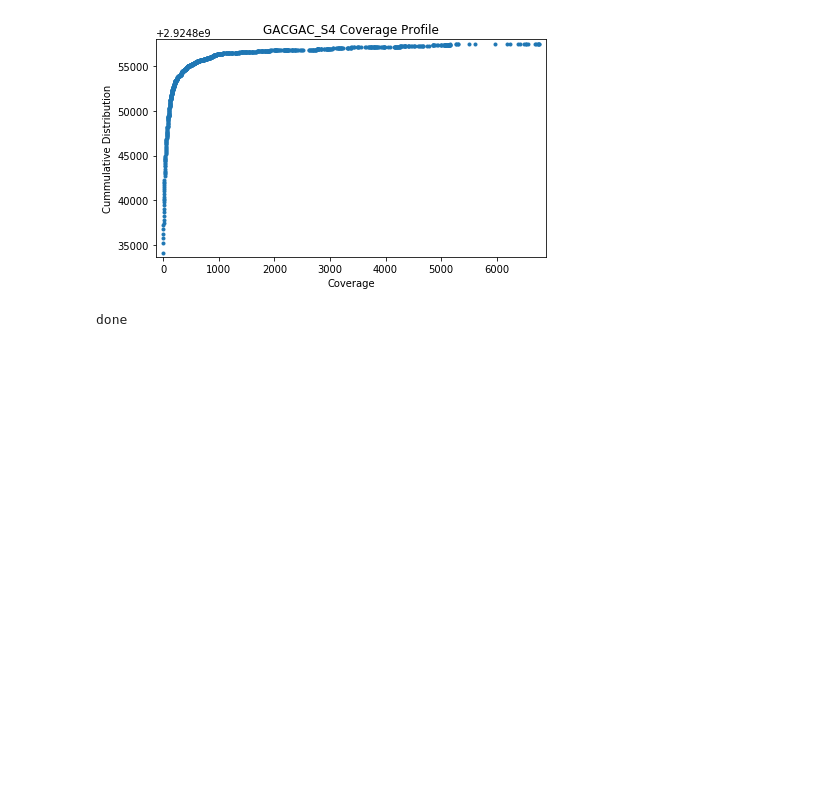
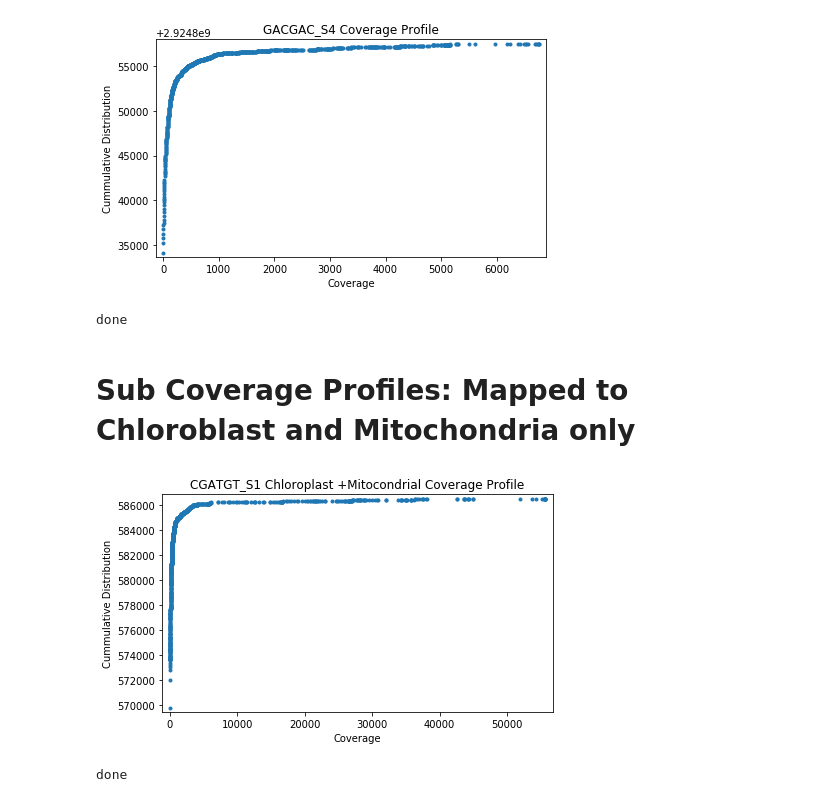
Before and after one commit to SherineAwad/DeconvolutionNotebooks, a Jupyter notebook: CoverageProfile.ipynb, the cells around one changed output. Drawn from its saved outputs; the diff is of its cells as text; code cells hidden in the pictures; blank space fills up the shorter version.

Commit message:
Update coverage profiles

```diff
--- a/CoverageProfile.ipynb
+++ b/CoverageProfile.ipynb
@@ -134,3 +138,37 @@ print('done')
 # %% [output]
 [figure]
 done
+# %% [markdown]
+# Sub Coverage Profiles: Mapped to Chloroblast and Mitochondria only
+# %%
+cov= []
+count= []
+summ =0.0
+for line in open("mpg_L14489-1_Tobacco-lib-RG-2-CGATGT_S1_R1_001.sub.coverage.out"):
+    if line.startswith('mpg'):
+        break
+    x = line.rstrip().split(' ')
+    cov.append ( float(x[0]) )
+    count.append( float(x[1]) )
+    summ  += float( x[1]  )
+
+fig, ax = plt.subplots(1,1)
+plt.rcParams["figure.figsize"] = (7, 4)
+
+
+#for i in range(0, len(cov)):
+#    count[i] = count[i]/summ
+y = count
+y = np.cumsum(y)
+x = cov
+plt.plot(x,y, marker='.', linestyle ='none',linewidth=0.001)
+plt.title('CGATGT_S1 Chloroplast +Mitocondrial Coverage Profile')
+plt.xlabel('Coverage')
+plt.ylabel ('Cummulative Distribution')
+plt.margins(0.02)
+plt.savefig('sub_CGATGT_S1.png')
+plt.show()
+print('done')
+# %% [output]
+[figure, added]
+done
```
Also changed, not shown: parts of 7 cells of this notebook.
